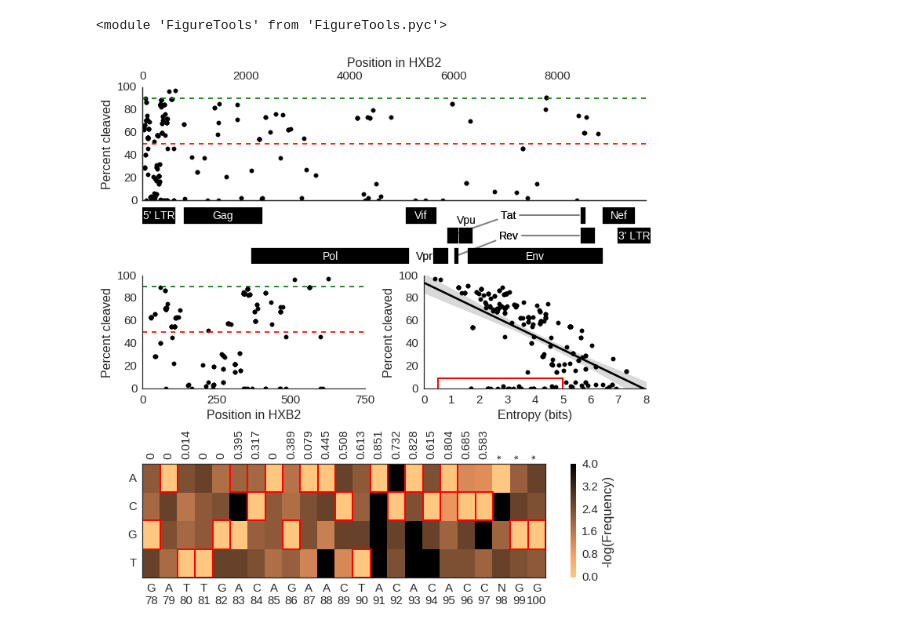
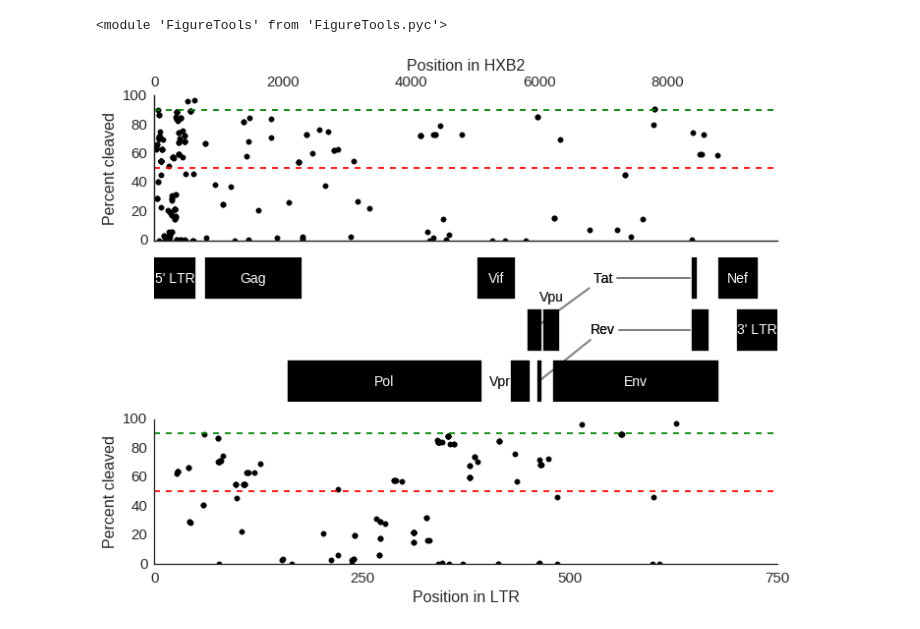
Before and after one commit to DamLabResources/hiv-crispr-review, a Jupyter notebook: VisualizeResults.ipynb, the cells around one changed output. Cells and saved outputs as stored; diff of their text form; code cells hidden in the pictures.

```diff
--- a/VisualizeResults.ipynb
+++ b/VisualizeResults.ipynb
@@ -61,34 +52,22 @@ reload(FigureTools)
 # %% [output]
 <module 'FigureTools' from 'FigureTools.pyc'>
 # %%
-hxb2_ax = plt.subplot2grid((3,2), (0,0), colspan=2)
+fig, (hxb2_ax, orf_ax, ltr_ax) = plt.subplots(3, 1, figsize=(10, 8))
+
 FigureTools.generate_genome_plot(hxb2_ax, data, top_axis=True)
 hxb2_ax.hlines(50, 0, 9717, linestyle = '--', color = 'r')
 hxb2_ax.hlines(90, 0, 9717, linestyle = '--', color = 'g')
 
-ltr_ax = plt.subplot2grid((3,2), (1,0))
 ltr_ax.hlines(50, 0, 750, linestyle = '--', color = 'r')
 ltr_ax.hlines(90, 0, 750, linestyle = '--', color = 'g')
 FigureTools.generate_genome_plot(ltr_ax, data, xlims=(0, 700))
 ltr_ax.set_xticks([0, 250, 500, 750])
 
+ltr_ax.set_xlabel('Position in LTR')
 
-ent_ax = plt.subplot2grid((3,2), (1,1))
-FigureTools.generate_entropy_plot(ent_ax, data)
+FigureTools.generate_hiv_orfs(orf_ax)
 
-heat_ax = plt.subplot2grid((3,2), (2,0), colspan=2)
-FigureTools.generate_heatmap(heat_ax, res.clip_lower(1.0/10000), 'GATTGACAGAACTACACACCNGG', 78,
-                             vmin=0, vmax=4)
-
-
-fig = plt.gcf()
-fig.set_figheight(10)
-fig.set_figwidth(10)
 fig.tight_layout()
-
-ax = fig.add_axes([0.0875, 0.62, .90, 0.1])
-FigureTools.generate_hiv_orfs(ax)
-
-fig.savefig('results/Fig1ABCD.png', dpi=300)
+fig.savefig('results/Fig1AB.png', dpi=300)
 # %% [output]
-[figure, old version]
+[figure, new version]
```
Also changed, not shown: parts of 7 cells of this notebook, 10 other files.
